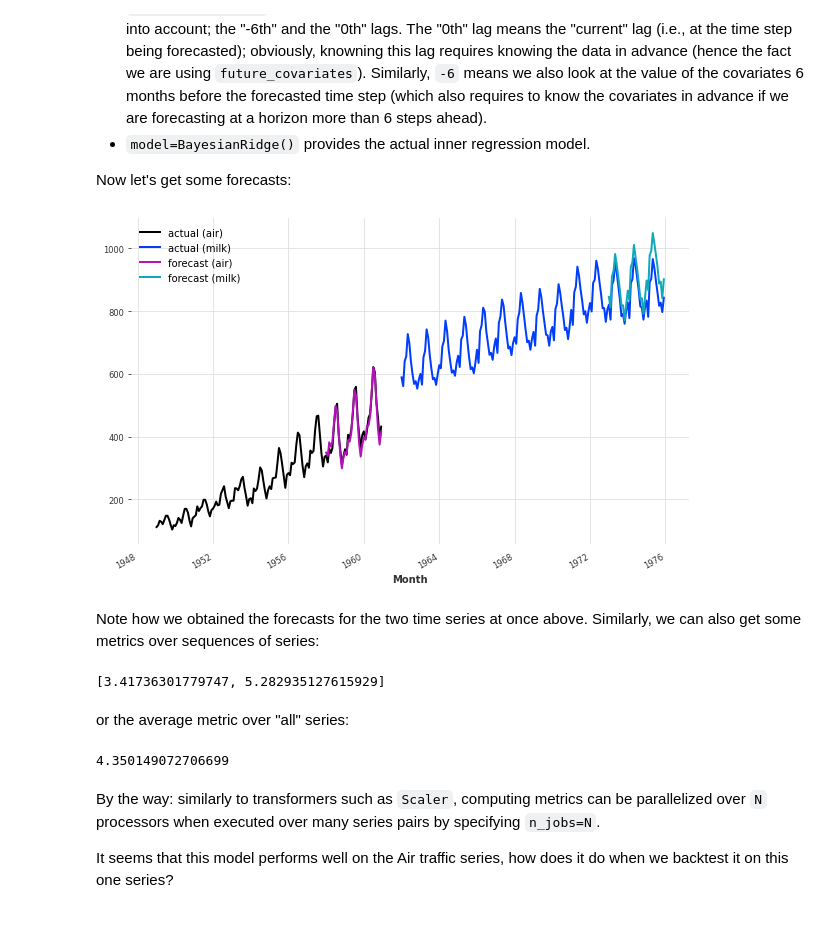
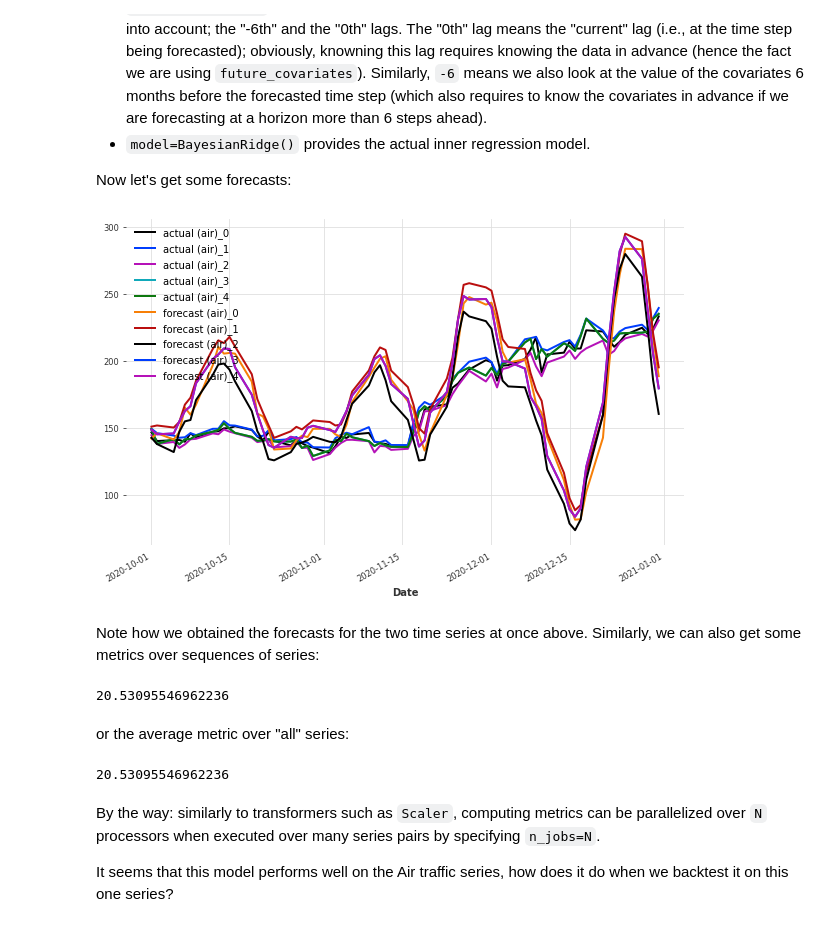
Before and after one commit to GregorySchwing/darts, a Jupyter notebook: examples/00-quickstart.ipynb, the cells around one changed output. Saved outputs shown, nothing was run; the diff lists cells and outputs as text; code cells hidden in the pictures.

```diff
--- a/examples/00-quickstart.ipynb
+++ b/examples/00-quickstart.ipynb
@@ -506,7 +379,10 @@ Most neural networks in Darts require these two parameters. Here, we will use mu
 # %%
 from darts.models import NBEATSModel
 
-model = NBEATSModel(input_chunk_length=24, output_chunk_length=12, random_state=42)
+model = NBEATSModel(input_chunk_length=24, output_chunk_length=12, random_state=42, pl_trainer_kwargs={
+      "accelerator": "gpu",
+      "devices": [0]
+    },)
 
-model.fit([train_air_scaled, train_milk_scaled], epochs=50, verbose=True);
+model.fit(train_scaled, epochs=50, verbose=True);
 # %% [output]
@@ -690,8 +553,12 @@ model = NBEATSModel(
     input_chunk_length=24,
     output_chunk_length=12,
     add_encoders=encoders,
-    random_state=42,
+    random_state=42, pl_trainer_kwargs={
+      "accelerator": "gpu",
+      "devices": [0]
+    },
 )
 
-model.fit([train_air_scaled, train_milk_scaled], epochs=50, verbose=True);
+
+model.fit(train_scaled, epochs=50, verbose=True);
 # %% [output]
@@ -742,13 +611,23 @@ By default, the `RegressionModel` will do a linear regression. It is very easy t
 
 For example, this is what fitting a Bayesian ridge regression to our toy two-series problem looks like:
 # %%
+import warnings
+
+def fxn():
+    warnings.warn("deprecated", DeprecationWarning)
+
+with warnings.catch_warnings():
+    warnings.simplefilter("ignore")
+    fxn()
+
+
 from darts.models import RegressionModel
 from sklearn.linear_model import BayesianRidge
 
 model = RegressionModel(lags=72, lags_future_covariates=[-6, 0], model=BayesianRidge())
 
 model.fit(
-    [train_air_scaled, train_milk_scaled], future_covariates=[air_covs, milk_covs]
+    train_scaled, future_covariates=covs
 );
 # %% [markdown]
 Several things happened above:
@@ -759,34 +638,32 @@ Several things happened above:
 
 Now let's get some forecasts:
 # %%
-pred_air, pred_milk = model.predict(
-    series=[train_air_scaled, train_milk_scaled],
-    future_covariates=[air_covs, milk_covs],
-    n=36,
+pred_scaled = model.predict(
+    series=train_scaled,
+    future_covariates=covs,
+    n=len(val),
 )
 
 # scale back:
-pred_air, pred_milk = scaler.inverse_transform([pred_air, pred_milk])
+pred = scaler.inverse_transform(pred_scaled)
 
 plt.figure(figsize=(10, 6))
-series_air.plot(label="actual (air)")
-series_milk.plot(label="actual (milk)")
-pred_air.plot(label="forecast (air)")
-pred_milk.plot(label="forecast (milk)")
+val.plot(label="actual (air)")
+pred.plot(label="forecast (air)")
 # %% [output]
-[figure, old version]
+[figure, new version]
 # %% [markdown]
 Note how we obtained the forecasts for the two time series at once above. Similarly, we can also get some metrics over sequences of series:
-# %%
-mape([series_air, series_milk], [pred_air, pred_milk])
-# %% [output]
-[3.41736301779747, 5.282935127615929]
+# %%
+mape(series, pred)
+# %% [output]
+20.53095546962236
 # %% [markdown]
 or the average metric over "all" series:
 # %%
-mape([series_air, series_milk], [pred_air, pred_milk], inter_reduction=np.mean)
+mape(series, pred, inter_reduction=np.mean)
 # %% [output]
-4.350149072706699
+20.53095546962236
 # %% [markdown]
 By the way: similarly to transformers such as `Scaler`, computing metrics can be parallelized over `N` processors when executed over many series pairs by specifying `n_jobs=N`.
 
```
Also changed, not shown: parts of 45 cells of this notebook.
